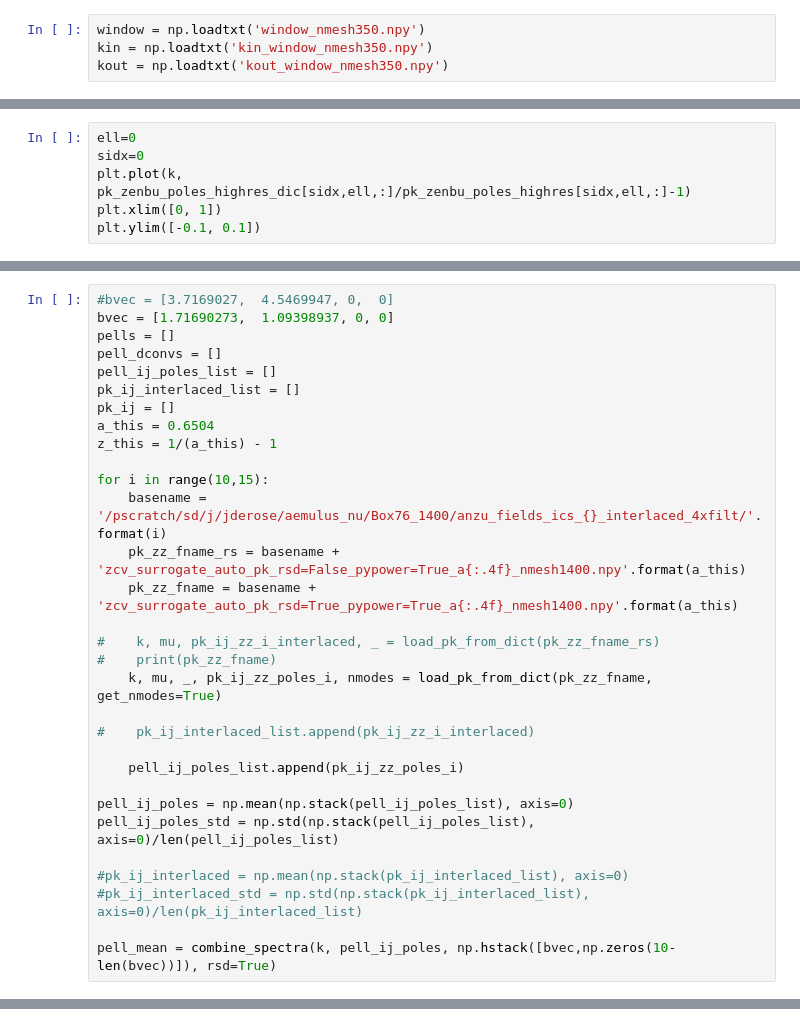
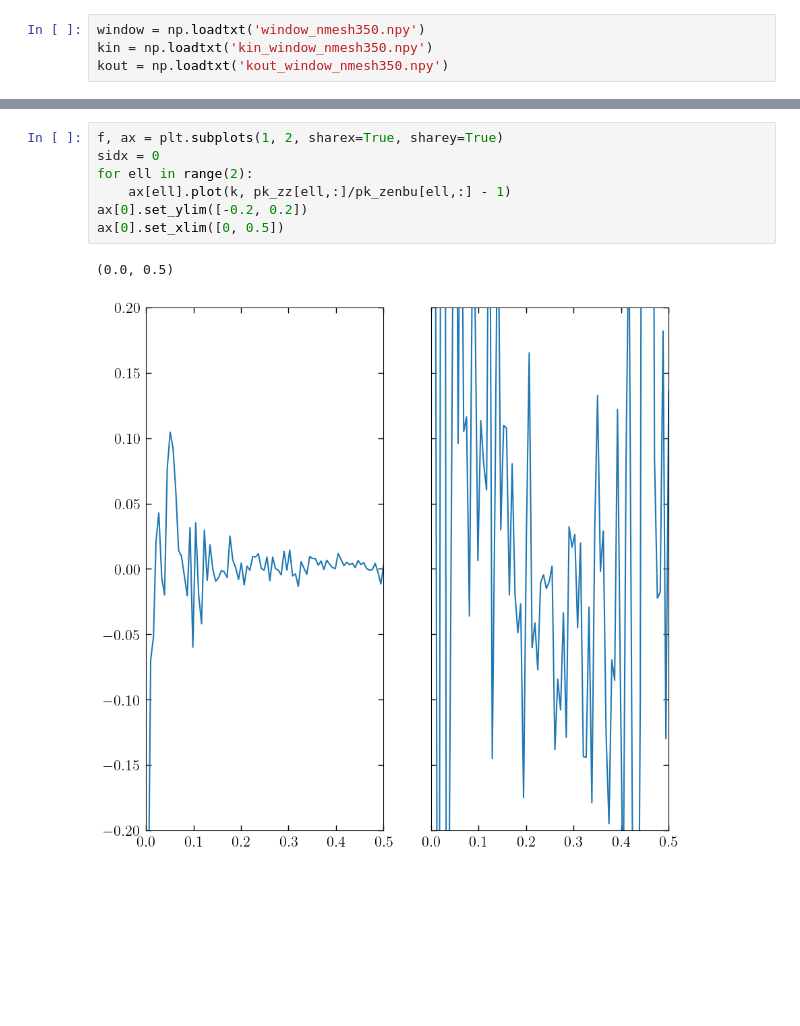
Before and after one commit to j-dr/anzu, a Jupyter notebook: notebooks/zcv_example.ipynb, the cells around one changed output, grey strips where cells are left out. Cells and saved outputs as stored; diff of their text form; blank space fills up the shorter version.

```diff
--- a/notebooks/zcv_example.ipynb
+++ b/notebooks/zcv_example.ipynb
@@ -2001,6 +762,0 @@ pk_zenbu_poles_highres_dic, pspline, lptobj = zenbu_spectra_highres(k, z_this, a
-# %%
-ell=0
-sidx=0
-plt.plot(k, pk_zenbu_poles_highres_dic[sidx,ell,:]/pk_zenbu_poles_highres[sidx,ell,:]-1)
-plt.xlim([0, 1])
-plt.ylim([-0.1, 0.1])
@@ -2994,31 +762,0 @@ pk_zenbu_poles_4xs, pspline_4xs, lptobj_4xs = zenbu_spectra_highres(k, z_this, a
-# %%
-#bvec = [3.7169027,  4.5469947, 0,  0]
-bvec = [1.71690273,  1.09398937, 0, 0]
-pells = []
-pell_dconvs = []
-pell_ij_poles_list = []
-pk_ij_interlaced_list = []
-pk_ij = []
-a_this = 0.6504
-z_this = 1/(a_this) - 1
-
-for i in range(10,15):
-    basename = '/pscratch/sd/j/jderose/aemulus_nu/Box76_1400/anzu_fields_ics_{}_interlaced_4xfilt/'.format(i)
-    pk_zz_fname_rs = basename + 'zcv_surrogate_auto_pk_rsd=False_pypower=True_a{:.4f}_nmesh1400.npy'.format(a_this)
-    pk_zz_fname = basename + 'zcv_surrogate_auto_pk_rsd=True_pypower=True_a{:.4f}_nmesh1400.npy'.format(a_this)
-
-#    k, mu, pk_ij_zz_i_interlaced, _ = load_pk_from_dict(pk_zz_fname_rs)
-#    print(pk_zz_fname)
-    k, mu, _, pk_ij_zz_poles_i, nmodes = load_pk_from_dict(pk_zz_fname, get_nmodes=True)
-
-#    pk_ij_interlaced_list.append(pk_ij_zz_i_interlaced)
-
-    pell_ij_poles_list.append(pk_ij_zz_poles_i)
-
-pell_ij_poles = np.mean(np.stack(pell_ij_poles_list), axis=0)
-pell_ij_poles_std = np.std(np.stack(pell_ij_poles_list), axis=0)/len(pell_ij_poles_list)
-
-#pk_ij_interlaced = np.mean(np.stack(pk_ij_interlaced_list), axis=0)
-#pk_ij_interlaced_std = np.std(np.stack(pk_ij_interlaced_list), axis=0)/len(pk_ij_interlaced_list)
-
-pell_mean = combine_spectra(k, pell_ij_poles, np.hstack([bvec,np.zeros(10-len(bvec))]), rsd=True)
@@ -3132,0 +763,10 @@ f.subplots_adjust(wspace=0)
+# %%
+f, ax = plt.subplots(1, 2, sharex=True, sharey=True)
+sidx = 0
+for ell in range(2):
+    ax[ell].plot(k, pk_zz[ell,:]/pk_zenbu[ell,:] - 1)
+ax[0].set_ylim([-0.2, 0.2])
+ax[0].set_xlim([0, 0.5])
+# %% [output]
+(0.0, 0.5)
+[figure, added]
```
Also changed, not shown: parts of 96 cells of this notebook, 2 other files.
